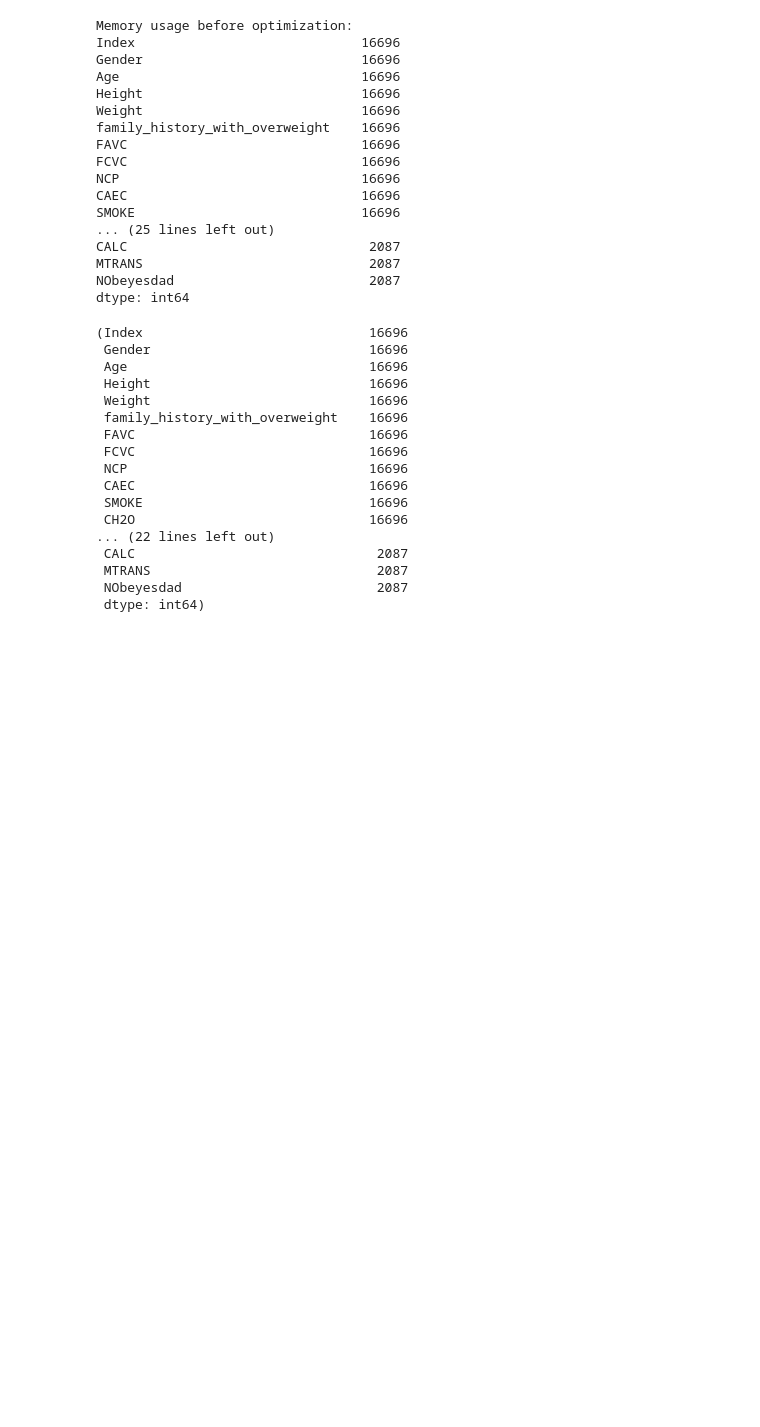
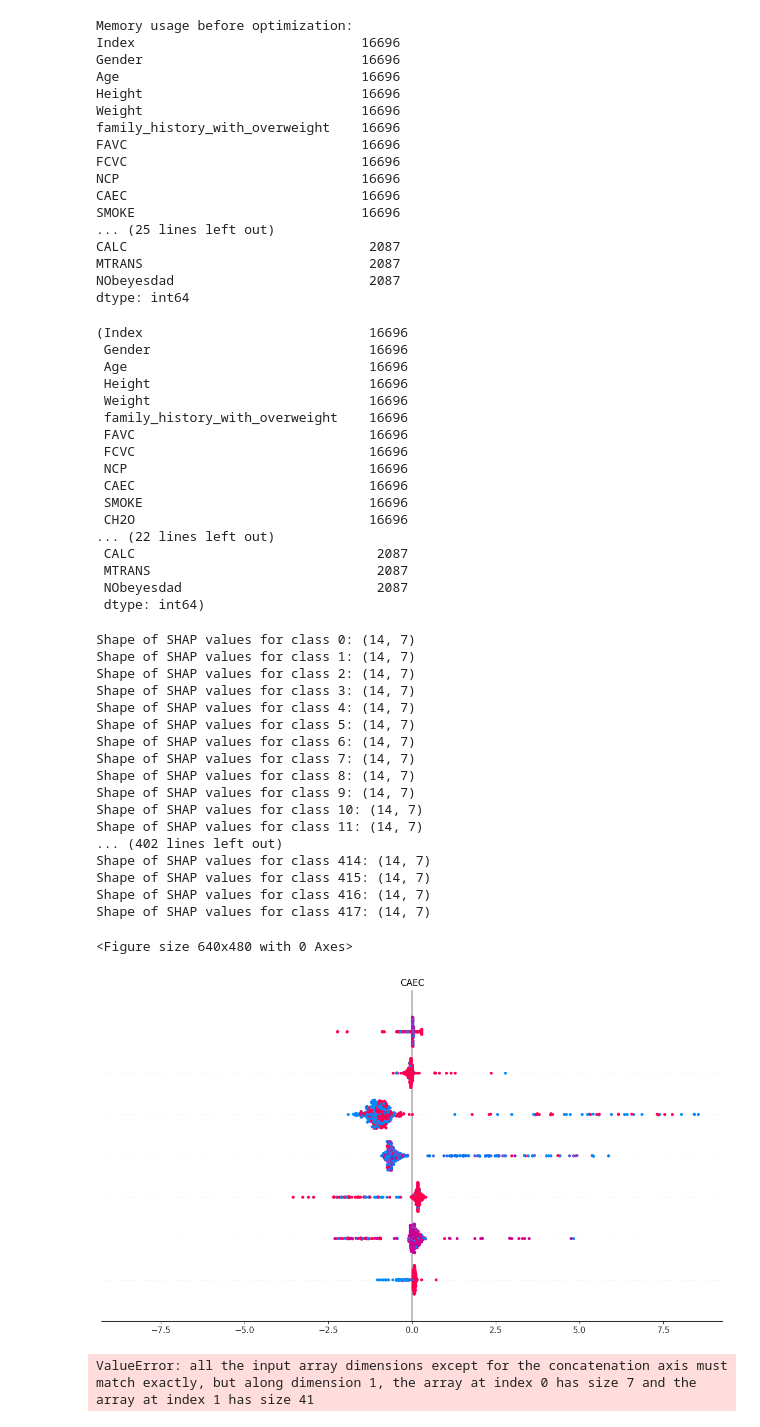
Before and after one commit to hajar921/GR12Codingweek, a Jupyter notebook: Code_notebook.ipynb, the cells around one changed output. Drawn from its saved outputs; the diff is of its cells as text; code cells hidden in the pictures; blank space fills up the shorter version.

```diff
--- a/Code_notebook.ipynb
+++ b/Code_notebook.ipynb
@@ -517,23 +519,48 @@ dtype: int64
 # %%
 import shap
 import joblib
 
-
+# Ensure the explainer is created correctly for the RandomForestClassifier
 explainer = shap.TreeExplainer(best_model)
 shap_values = explainer.shap_values(X_test)
 
-shap.summary_plot(shap_values, X_test)
+# Check the shape of shap_values for each class
+for i, shap_value in enumerate(shap_values):
+    print(f"Shape of SHAP values for class {i}: {shap_value.shape}")
 
+# Generate SHAP summary plot for the first class (usually the positive class)
+if isinstance(shap_values, list):
+    shap.summary_plot(shap_values[1], X_test)  # Use shap_values[1] for binary classification or change index for multi-class
+    shap.dependence_plot('Age', shap_values[1], X_test)
+else:
+    shap.summary_plot(shap_values, X_test)
+    shap.dependence_plot('Age', shap_values, X_test)
 
-for i in range (shap_values.shape[2]):
-    print(f"Shape of SHAP values for class {i}: {shap_values[:,:,i].shape}")
-    shap.summary_plot(shap_values[:,:,i], X_test)
-    shap.dependence_plot('Age', shap_values[:,:,i], X_test)
-
-
+# Save the model and encoders
 MODEL_PATH = "best_model.pkl"
 SCALER_PATH = "scaler.pkl"
 ENCODERS_PATH = "label_encoders.pkl"
 joblib.dump(best_model, MODEL_PATH)
 joblib.dump(scaler, SCALER_PATH)
 joblib.dump(label_encoders, ENCODERS_PATH)
+# %% [output]
+Shape of SHAP values for class 0: (14, 7)
+Shape of SHAP values for class 1: (14, 7)
+Shape of SHAP values for class 2: (14, 7)
+Shape of SHAP values for class 3: (14, 7)
+Shape of SHAP values for class 4: (14, 7)
+Shape of SHAP values for class 5: (14, 7)
+Shape of SHAP values for class 6: (14, 7)
+Shape of SHAP values for class 7: (14, 7)
+Shape of SHAP values for class 8: (14, 7)
+Shape of SHAP values for class 9: (14, 7)
+Shape of SHAP values for class 10: (14, 7)
+Shape of SHAP values for class 11: (14, 7)
+... (402 lines left out)
+Shape of SHAP values for class 414: (14, 7)
+Shape of SHAP values for class 415: (14, 7)
+Shape of SHAP values for class 416: (14, 7)
+Shape of SHAP values for class 417: (14, 7)
+<Figure size 640x480 with 0 Axes>
+[figure, added]
+ValueError: all the input array dimensions except for the concatenation axis must match exactly, but along dimension 1, the array at index 0 has size 7 and the array at index 1 has size 41
```
Also changed, not shown: parts of 3 cells of this notebook.
